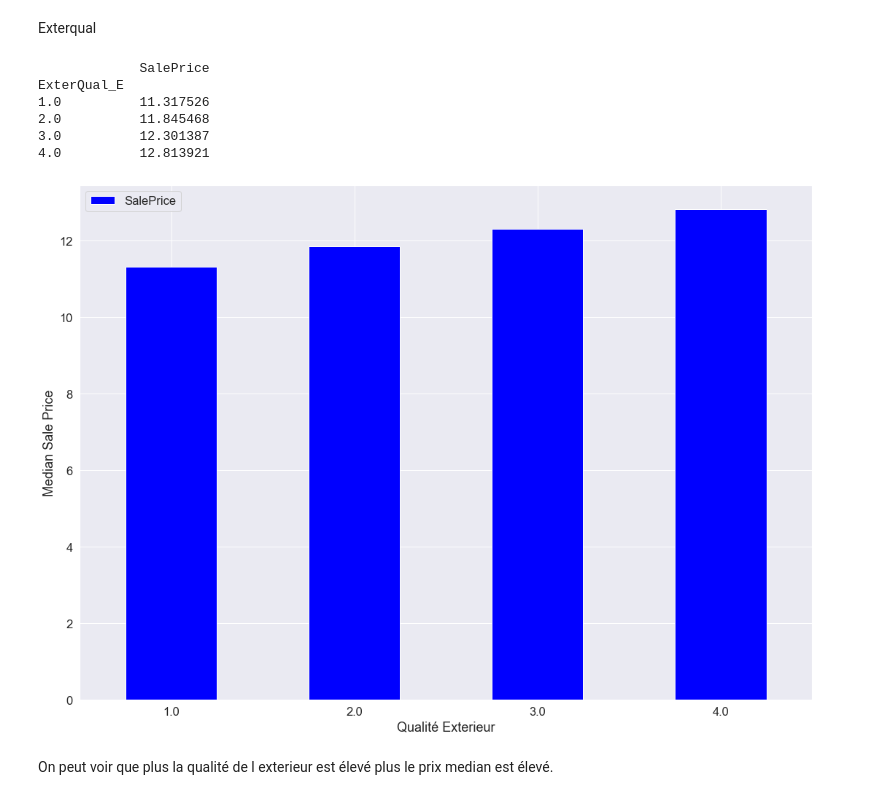
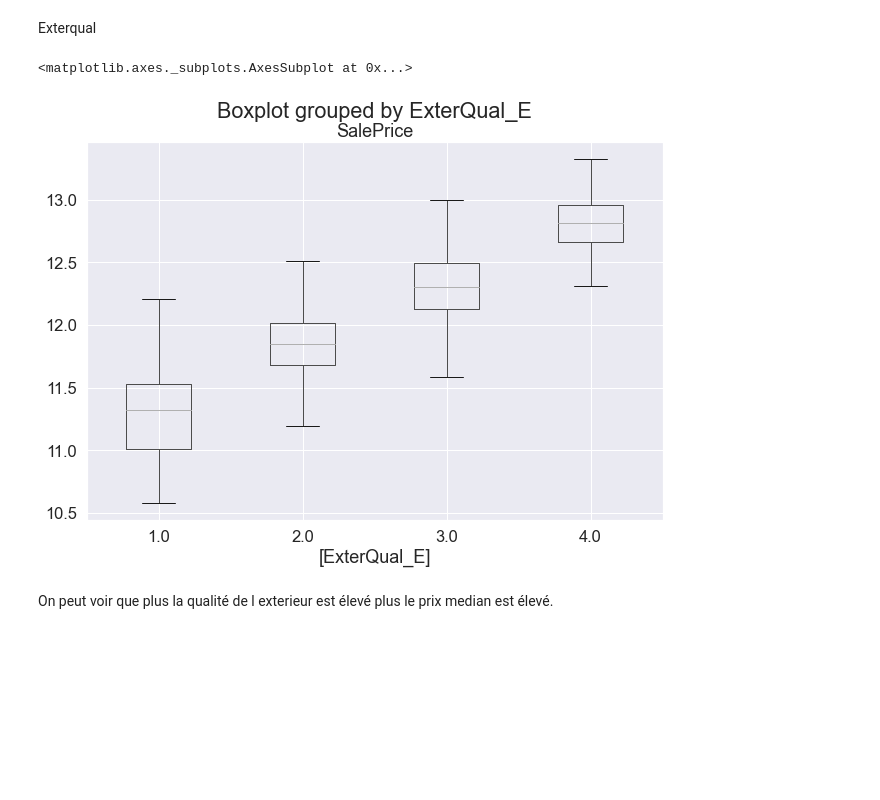
Before and after one commit to freya-git/LAVA, a Jupyter notebook: CRISP-DM_Template.ipynb, the cells around one changed output. Drawn from its saved outputs; the diff is of its cells as text; code cells hidden in the pictures; blank space fills up the shorter version.

```diff
--- a/CRISP-DM_Template.ipynb
+++ b/CRISP-DM_Template.ipynb
@@ -747,23 +726,10 @@ GarageCars
 On peut voir que plus on a de place dans le garage plus le prix median augemente à part à partir de 3 places.
 # %% [markdown]
 Exterqual
-# %%
-quality_pivot = train.pivot_table(index='ExterQual_E',values='SalePrice', aggfunc=np.median)
-
-print(quality_pivot)
-
-quality_pivot.plot(kind='bar', color='blue')
-plt.xlabel('Qualité Exterieur')
-plt.ylabel('Median Sale Price')
-plt.xticks(rotation=0)
-plt.show()
-# %% [output]
-             SalePrice
-ExterQual_E
-1.0          11.317526
-2.0          11.845468
-3.0          12.301387
-4.0          12.813921
-[figure, removed]
+# %%
+train.boxplot(column='SalePrice', by=['ExterQual_E'], figsize=(10,7), showfliers=False)
+# %% [output]
+<matplotlib.axes._subplots.AxesSubplot at 0x...>
+[figure, added]
 # %% [markdown]
 On peut voir que plus la qualité de l exterieur est élevé plus le prix median est élevé.
```
Also changed, not shown: parts of 20 cells of this notebook.
